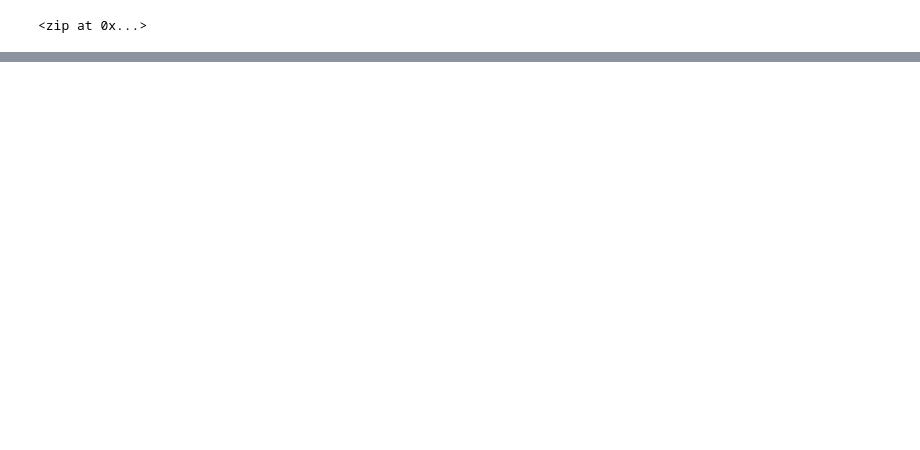
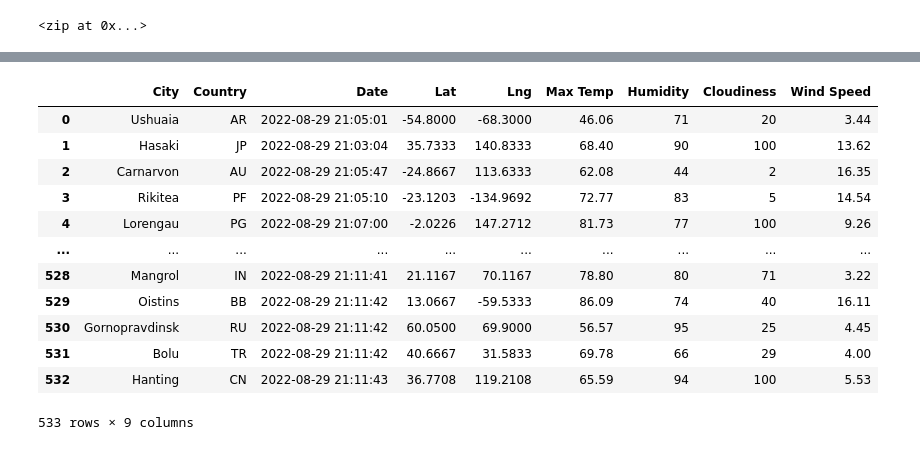
Before and after one commit to harrisem95/World_Weather_Analysis, a Jupyter notebook: WeatherPy.ipynb, the cells around one changed output, grey strips where cells are left out. Saved outputs shown, nothing was run; the diff lists cells and outputs as text; code cells hidden in the pictures; blank space fills up the shorter version.

```diff
--- a/WeatherPy.ipynb
+++ b/WeatherPy.ipynb
@@ -55,0 +172,19 @@ len(cities)
+# %%
+new_column_order = ["City", "Country", "Date", "Lat", "Lng", "Max Temp", "Humidity", "Cloudiness","Wind Speed"]
+# %%
+city_data_df=city_data_df[new_column_order]
+city_data_df
+# %% [output]
+|  | City | Country | Date | Lat | Lng | Max Temp | Humidity | Cloudiness | Wind Speed |
+| 0 | Ushuaia | AR | 2022-08-29 21:05:01 | -54.8000 | -68.3000 | 46.06 | 71 | 20 | 3.44 |
+| 1 | Hasaki | JP | 2022-08-29 21:03:04 | 35.7333 | 140.8333 | 68.40 | 90 | 100 | 13.62 |
+| 2 | Carnarvon | AU | 2022-08-29 21:05:47 | -24.8667 | 113.6333 | 62.08 | 44 | 2 | 16.35 |
+| 3 | Rikitea | PF | 2022-08-29 21:05:10 | -23.1203 | -134.9692 | 72.77 | 83 | 5 | 14.54 |
+| 4 | Lorengau | PG | 2022-08-29 21:07:00 | -2.0226 | 147.2712 | 81.73 | 77 | 100 | 9.26 |
+| ... | ... | ... | ... | ... | ... | ... | ... | ... | ... |
+| 528 | Mangrol | IN | 2022-08-29 21:11:41 | 21.1167 | 70.1167 | 78.80 | 80 | 71 | 3.22 |
+| 529 | Oistins | BB | 2022-08-29 21:11:42 | 13.0667 | -59.5333 | 86.09 | 74 | 40 | 16.11 |
+| 530 | Gornopravdinsk | RU | 2022-08-29 21:11:42 | 60.0500 | 69.9000 | 56.57 | 95 | 25 | 4.45 |
+| 531 | Bolu | TR | 2022-08-29 21:11:42 | 40.6667 | 31.5833 | 69.78 | 66 | 29 | 4.00 |
+| 532 | Hanting | CN | 2022-08-29 21:11:43 | 36.7708 | 119.2108 | 65.59 | 94 | 100 | 5.53 |
+533 rows × 9 columns
```
Also changed, not shown: parts of 8 cells of this notebook.
